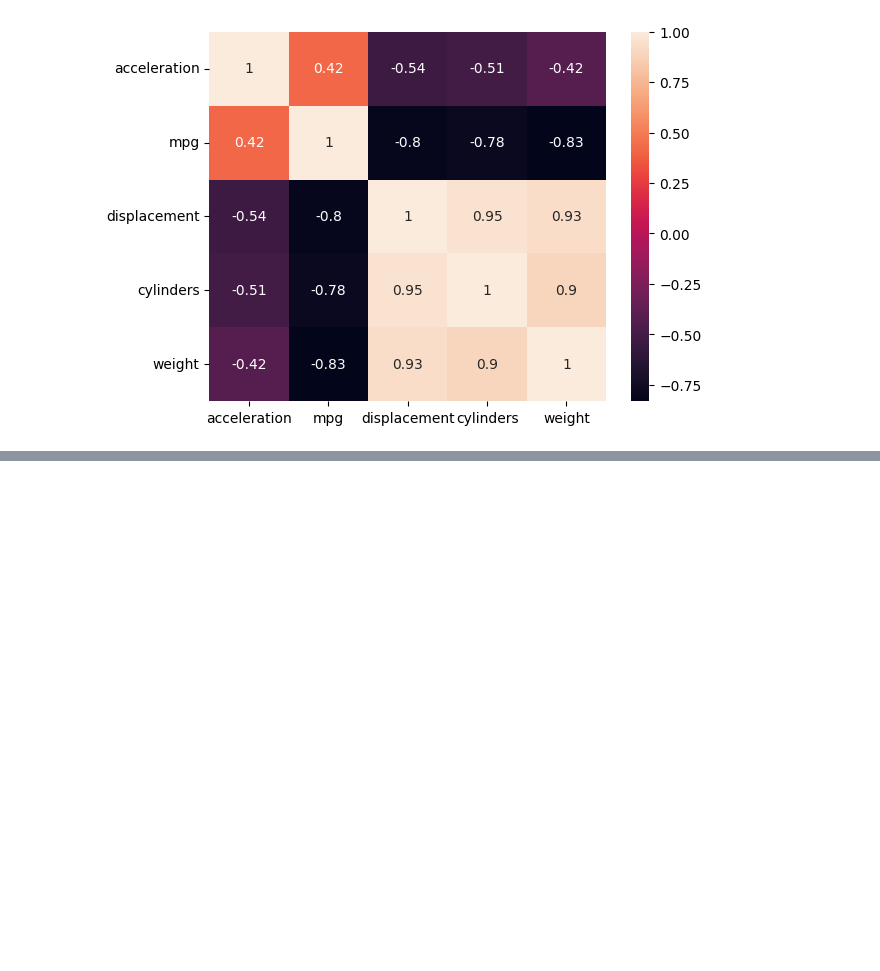
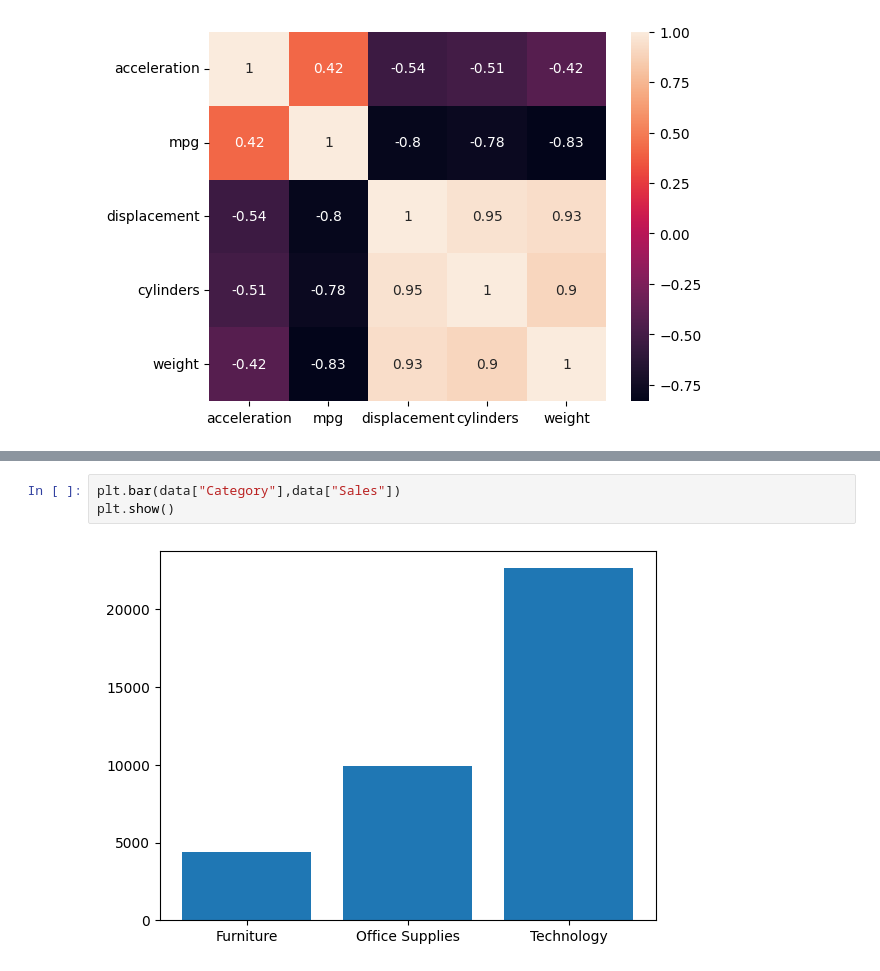
Before and after one commit to thedemonKingx1337/DSA_ICTAK_PythonBase, a Jupyter notebook: DSA_PythonBase.ipynb, the cells around one changed output, grey strips where cells are left out. Saved outputs shown, nothing was run; the diff lists cells and outputs as text; blank space fills up the shorter version.

```diff
--- a/DSA_PythonBase.ipynb
+++ b/DSA_PythonBase.ipynb
@@ -988,0 +1069,5 @@ sns.heatmap(new_data.corr(), annot=True)
+# %%
+plt.bar(data["Category"],data["Sales"])
+plt.show()
+# %% [output]
+[figure, added]
```
Also changed, not shown: parts of 36 cells of this notebook.
